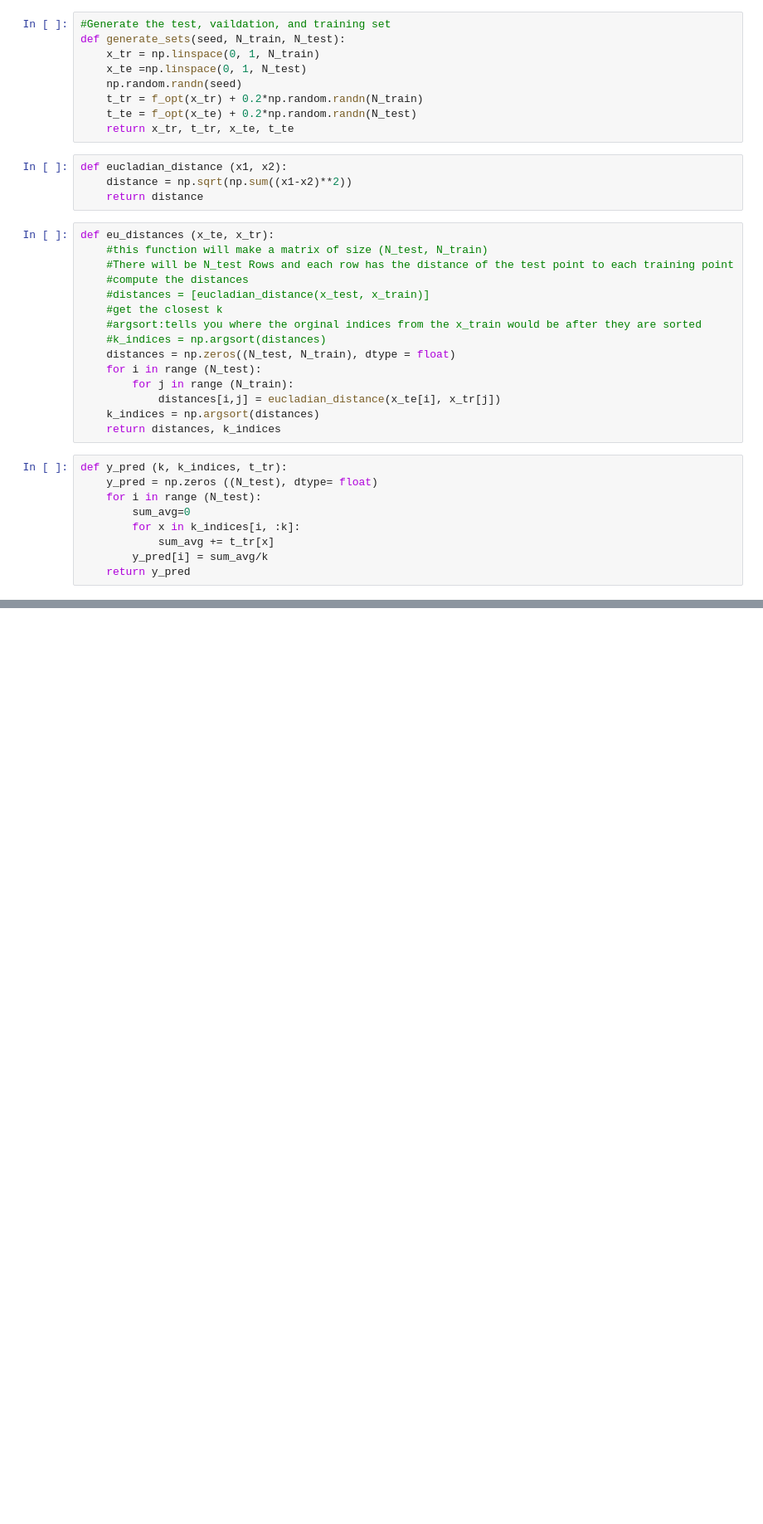
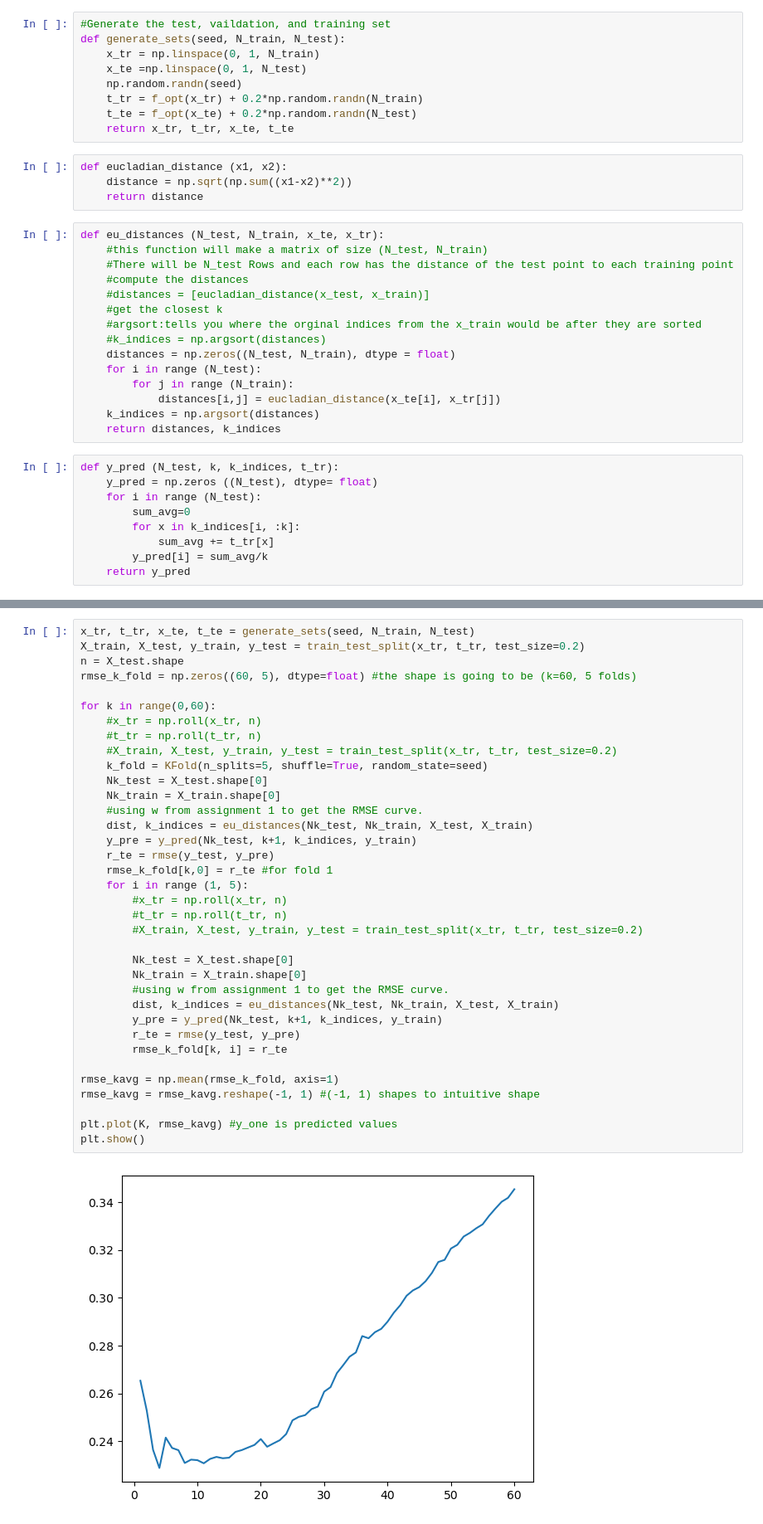
Before and after one commit to r-rani/Machine-Learning, a Jupyter notebook: Assignment2/ranir_assignment2.ipynb, the cells around one changed output, grey strips where cells are left out. Shown at 83% size. Drawn from its saved outputs; the diff is of its cells as text; blank space fills up the shorter version.

```diff
--- a/Assignment2/ranir_assignment2.ipynb
+++ b/Assignment2/ranir_assignment2.ipynb
@@ -32,7 +34,7 @@ def eucladian_distance (x1, x2):
     distance = np.sqrt(np.sum((x1-x2)**2))
     return distance
 # %%
-def eu_distances (x_te, x_tr):
+def eu_distances (N_test, N_train, x_te, x_tr):
     #this function will make a matrix of size (N_test, N_train)
     #There will be N_test Rows and each row has the distance of the test point to each training point
     #compute the distances
@@ -47,7 +49,7 @@ def eu_distances (x_te, x_tr):
     k_indices = np.argsort(distances)
     return distances, k_indices
 # %%
-def y_pred (k, k_indices, t_tr):
+def y_pred (N_test, k, k_indices, t_tr):
     y_pred = np.zeros ((N_test), dtype= float)
     for i in range (N_test):
         sum_avg=0
@@ -103,0 +137,38 @@ main()
+# %%
+x_tr, t_tr, x_te, t_te = generate_sets(seed, N_train, N_test)
+X_train, X_test, y_train, y_test = train_test_split(x_tr, t_tr, test_size=0.2)
+n = X_test.shape
+rmse_k_fold = np.zeros((60, 5), dtype=float) #the shape is going to be (k=60, 5 folds)
+
+for k in range(0,60):
+    #x_tr = np.roll(x_tr, n)
+    #t_tr = np.roll(t_tr, n)
+    #X_train, X_test, y_train, y_test = train_test_split(x_tr, t_tr, test_size=0.2)
+    k_fold = KFold(n_splits=5, shuffle=True, random_state=seed)
+    Nk_test = X_test.shape[0]
+    Nk_train = X_train.shape[0]
+    #using w from assignment 1 to get the RMSE curve.
+    dist, k_indices = eu_distances(Nk_test, Nk_train, X_test, X_train)
+    y_pre = y_pred(Nk_test, k+1, k_indices, y_train)
+    r_te = rmse(y_test, y_pre)
+    rmse_k_fold[k,0] = r_te #for fold 1
+    for i in range (1, 5):
+        #x_tr = np.roll(x_tr, n)
+        #t_tr = np.roll(t_tr, n)
+        #X_train, X_test, y_train, y_test = train_test_split(x_tr, t_tr, test_size=0.2)
+
+        Nk_test = X_test.shape[0]
+        Nk_train = X_train.shape[0]
+        #using w from assignment 1 to get the RMSE curve.
+        dist, k_indices = eu_distances(Nk_test, Nk_train, X_test, X_train)
+        y_pre = y_pred(Nk_test, k+1, k_indices, y_train)
+        r_te = rmse(y_test, y_pre)
+        rmse_k_fold[k, i] = r_te
+
+rmse_kavg = np.mean(rmse_k_fold, axis=1)
+rmse_kavg = rmse_kavg.reshape(-1, 1) #(-1, 1) shapes to intuitive shape
+
+plt.plot(K, rmse_kavg) #y_one is predicted values
+plt.show()
+# %% [output]
+[figure, added]
```
Also changed, not shown: parts of 6 cells of this notebook, 26 other files.
